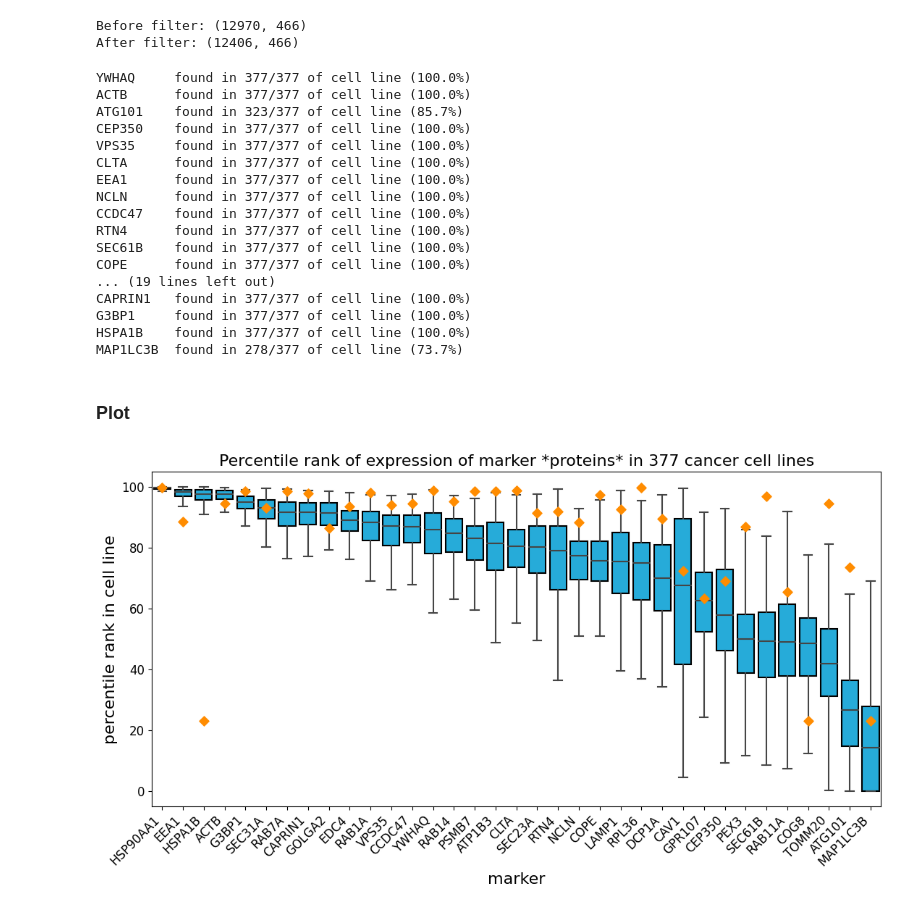
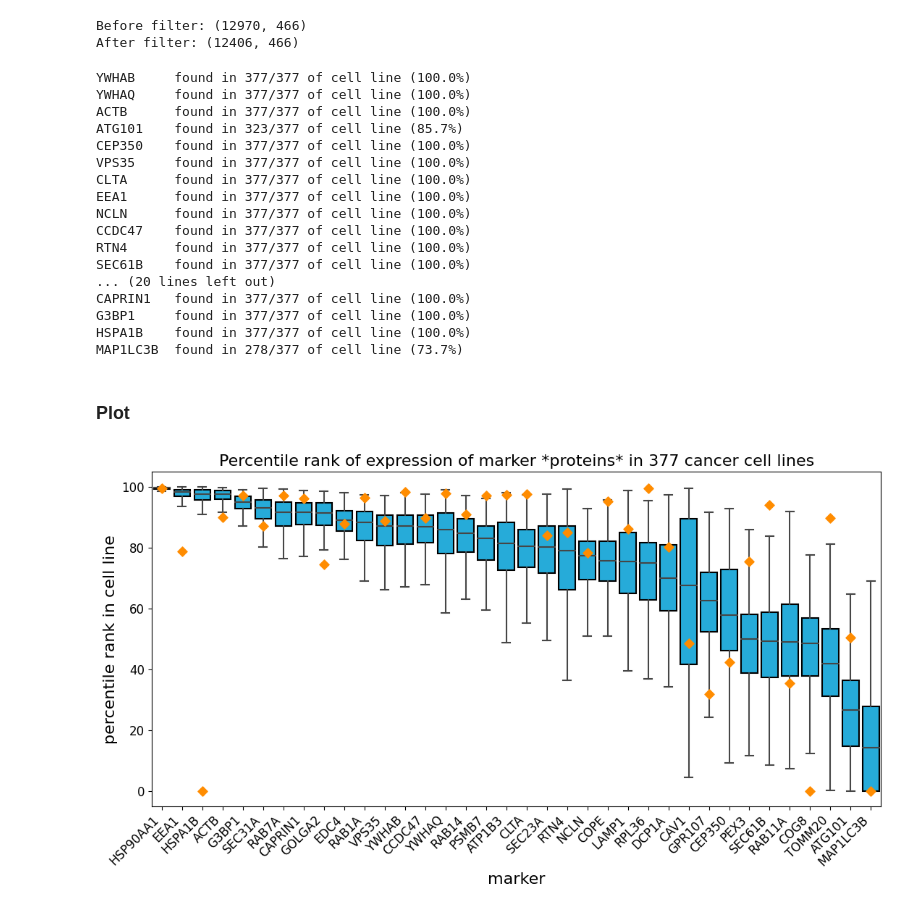
Before and after one commit to czbiohub-sf/Organelle_IP_analyses_and_figures, a Jupyter notebook: notebooks/Supplementary_figures/Suppl_fig1/Suppl_fig1_marker_expression_in_cell_lines.ipynb, the cells around one changed output. Cells and saved outputs as stored; diff of their text form; code cells hidden in the pictures.

```diff
--- a/notebooks/Supplementary_figures/Suppl_fig1/Suppl_fig1_marker_expression_in_cell_lines.ipynb
+++ b/notebooks/Supplementary_figures/Suppl_fig1/Suppl_fig1_marker_expression_in_cell_lines.ipynb
@@ -27,3 +25,5 @@ remove_undetected_proteins = False
+# %%
+remove_non_detected_proteins = True
 # %% [markdown]
 ## Load 36 markers
 # %%
@@ -69,7 +69,6 @@ except Exception as e:
     print(f"An unexpected error occurred: {e}")
 # %%
 # process oc data
-remove_non_detected_proteins = False
 
 if remove_non_detected_proteins:
     oc_df = oc_df[oc_df["hek_protein_copy_number"].notna()] # remove rows with missing values in "hek_protein_copy_number"
@@ -80,7 +79,7 @@ oc_df["log10(hek_protein_copy_number)"] = np.log10(oc_df["hek_protein_copy_numbe
 # %%
 # reprocess marker list for OC data
 # check if all markers are present in the OC data
-markers = [i.split("-")[1] for i in pulldowns]
+# markers = [i.split("-")[1] for i in pulldowns]
 
 # for m in markers:
 #     if m not in oc_df["gene_name"].values:
@@ -152,6 +151,7 @@ for marker in found_markers+renamed_markers:
     percent_found = float(found_in_cell_lines)/float(total_cell_lines)
     print(f"{marker:<9} found in {found_in_cell_lines}/{total_cell_lines} of cell line ({percent_found:.1%})")
 # %% [output]
+YWHAB     found in 377/377 of cell line (100.0%)
 YWHAQ     found in 377/377 of cell line (100.0%)
 ACTB      found in 377/377 of cell line (100.0%)
 ATG101    found in 323/377 of cell line (85.7%)
@@ -163,8 +163,7 @@ NCLN      found in 377/377 of cell line (100.0%)
 CCDC47    found in 377/377 of cell line (100.0%)
 RTN4      found in 377/377 of cell line (100.0%)
 SEC61B    found in 377/377 of cell line (100.0%)
-COPE      found in 377/377 of cell line (100.0%)
-... (19 lines left out)
+... (20 lines left out)
 CAPRIN1   found in 377/377 of cell line (100.0%)
 G3BP1     found in 377/377 of cell line (100.0%)
 HSPA1B    found in 377/377 of cell line (100.0%)
@@ -173,7 +172,8 @@ MAP1LC3B  found in 278/377 of cell line (73.7%)
 ### Plot
 # %%
 gygi_rows = found_markers + renamed_markers
-gygi_cols = data_colsdata = (gygi_df2_filtered.loc[gygi_rows, gygi_cols]).fillna(0)
+gygi_cols = data_cols
+data = (gygi_df2_filtered.loc[gygi_rows, gygi_cols]).fillna(0)
 
 data_T = data.T
 data_T.columns.name = "marker"
@@ -199,31 +199,31 @@ fig, ax = plt.subplots(figsize=(13, 6))
 boxprops = dict(zorder=1, facecolor='#26abd9', edgecolor='black')
 whiskerprops = dict(zorder=1)
 capprops = dict(zorder=1)
 medianprops = dict(zorder=1)
 flierprops = dict(zorder=1)
 sns.boxplot(data=data_long, x='x', y='y', order=median_order, fliersize=0, ax = ax,
             boxprops=boxprops, whiskerprops=whiskerprops, capprops=capprops, medianprops=medianprops, flierprops=flierprops)
 
 # Adjust y-axis limits to include 0
 ax.set_ylim(-5, 105)
 
 # Adding symbols at specified (x, y) coordinates
 for x, y in median_order_oc.items():
     if x in median_order:
         x_pos = list(median_order).index(x)
         ax.scatter(x_pos, y, color='darkorange', s=45, marker='D')
         #print(f"Special point for {x} at {y:.2f}")
 
 # adding the title and labels
 plt.title('Percentile rank of expression of marker *proteins* in 377 cancer cell lines', fontsize=16)
 plt.xlabel('marker', fontsize=16)
 plt.ylabel('percentile rank in cell line', fontsize=16)
 plt.xticks(rotation=45, ha = "right", fontsize=12)
 plt.yticks(fontsize=12)
 if remove_non_detected_proteins:
     plt.savefig(os.path.join(output_dir, "marker_protein_percentile_Gygi-Lab_withOC_remove_undet.pdf"), format="pdf", bbox_inches="tight", dpi=600)
 else:
     plt.savefig(os.path.join(output_dir, "marker_protein_percentile_Gygi-Lab_withOC.pdf"), format="pdf", bbox_inches="tight", dpi=600)
 plt.show()
 # %% [output]
-[figure, old version]
+[figure, new version]
```
Also changed, not shown: parts of 1 cell of this notebook, 2 other files.
